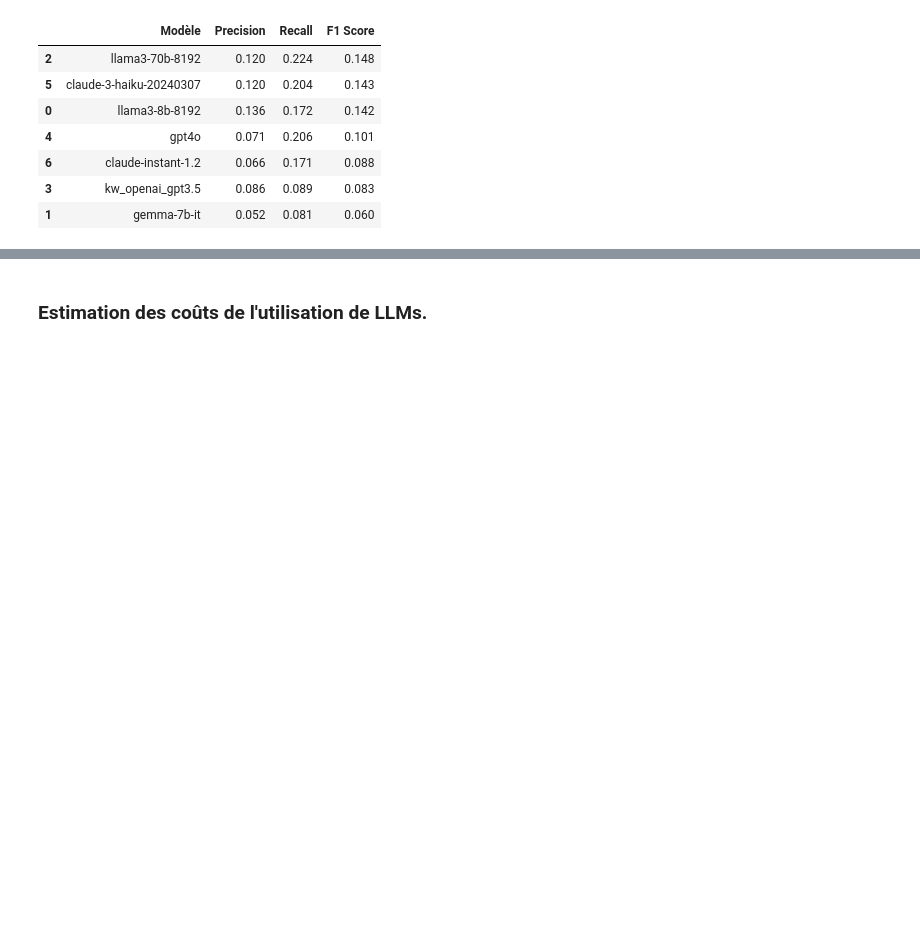
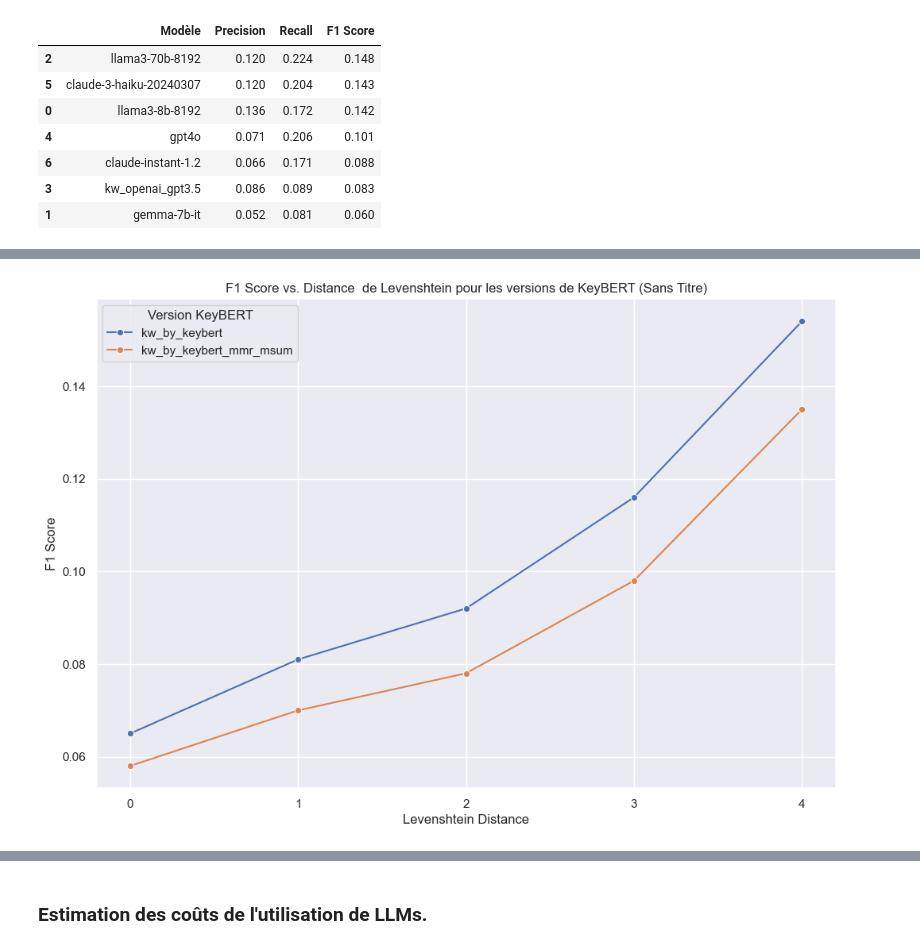
Before and after one commit to nacefbm/keywords_2024, a Jupyter notebook: TER_Keyword_Extraction_sur_BDD_HAL.ipynb, the cells around one changed output, grey strips where cells are left out. Saved outputs shown, nothing was run; the diff lists cells and outputs as text; code cells hidden in the pictures; blank space fills up the shorter version.

```diff
--- a/TER_Keyword_Extraction_sur_BDD_HAL.ipynb
+++ b/TER_Keyword_Extraction_sur_BDD_HAL.ipynb
@@ -1483,0 +1672,11 @@ LLM without title
+# %%
+# Précisez ici la distance maximale :
+max_distance = 1
+
+df_kwbrt = pl.read_parquet("df_kwbrt.parquet")
+df_kwbrt_title = pl.read_parquet("df_kwbrt_title.parquet")
+
+score_kwbrt_fuzz = compute_mean_f1_scores_fuzz(df_kwbrt, df_kwbrt.columns[4:], max_distance)
+score_kwbrt_title_fuzz = compute_mean_f1_scores_fuzz(df_kwbrt_title, df_kwbrt_title.columns[4:], max_distance)
+
+display_side_by_side([score_kwbrt_title_fuzz, score_kwbrt_fuzz], [f'KeyBERT with title Lev distance :{max_distance} ', f'KeyBERT without title  Lev distance :{max_distance}'])
@@ -1483,0 +1692,30 @@ LLM without title
+# %%
+df_lev0 = compute_mean_f1_scores_fuzz(df_kwbrt, df_kwbrt.columns[4:], max_distance = 0)
+df_lev0['Distance Lev'] = 0
+
+df_lev1 = compute_mean_f1_scores_fuzz(df_kwbrt, df_kwbrt.columns[4:], max_distance = 1)
+df_lev1['Distance Lev'] = 1
+
+df_lev2 = compute_mean_f1_scores_fuzz(df_kwbrt, df_kwbrt.columns[4:], max_distance = 2)
+df_lev2['Distance Lev'] = 2
+
+df_lev3 = compute_mean_f1_scores_fuzz(df_kwbrt, df_kwbrt.columns[4:], max_distance = 3)
+df_lev3['Distance Lev'] = 3
+
+df_lev4 = compute_mean_f1_scores_fuzz(df_kwbrt, df_kwbrt.columns[4:], max_distance = 4)
+df_lev4['Distance Lev'] = 4
+
+df_combined = pd.concat([df_lev0, df_lev1, df_lev2, df_lev3, df_lev4])
+
+plt.figure(figsize=(12, 8))
+sns.lineplot(data=df_combined, x='Distance Lev', y='F1 Score', hue='Modèle', marker='o')
+plt.xticks([0, 1, 2, 3, 4])
+
+plt.legend(title='Model', bbox_to_anchor=(1.05, 1), loc='upper left')
+plt.title('F1 Score vs. Distance  de Levenshtein pour les versions de KeyBERT (Sans Titre)')
+plt.xlabel('Levenshtein Distance')
+plt.ylabel('F1 Score')
+plt.legend(title='Version KeyBERT')
+plt.show()
+# %% [output]
+[figure, added]
```
Also changed, not shown: parts of 30 cells of this notebook.
